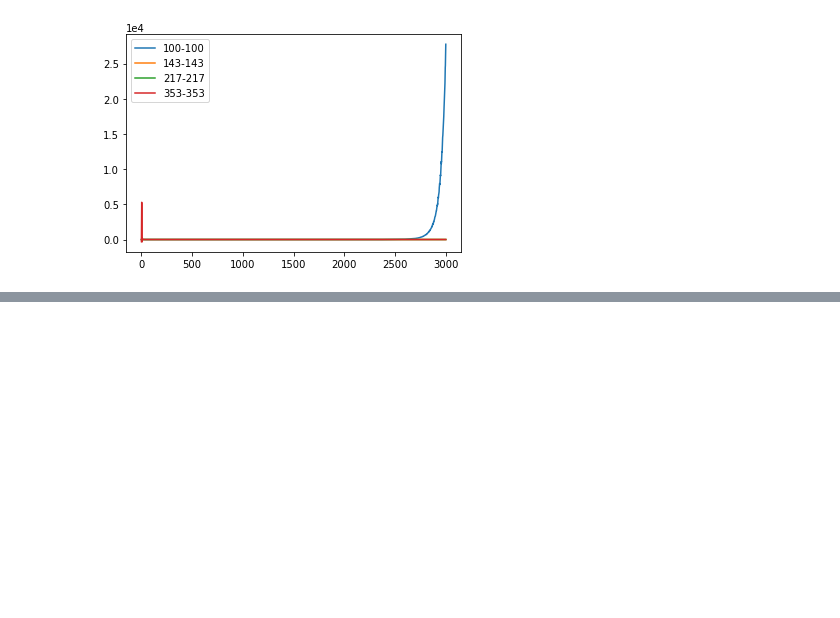
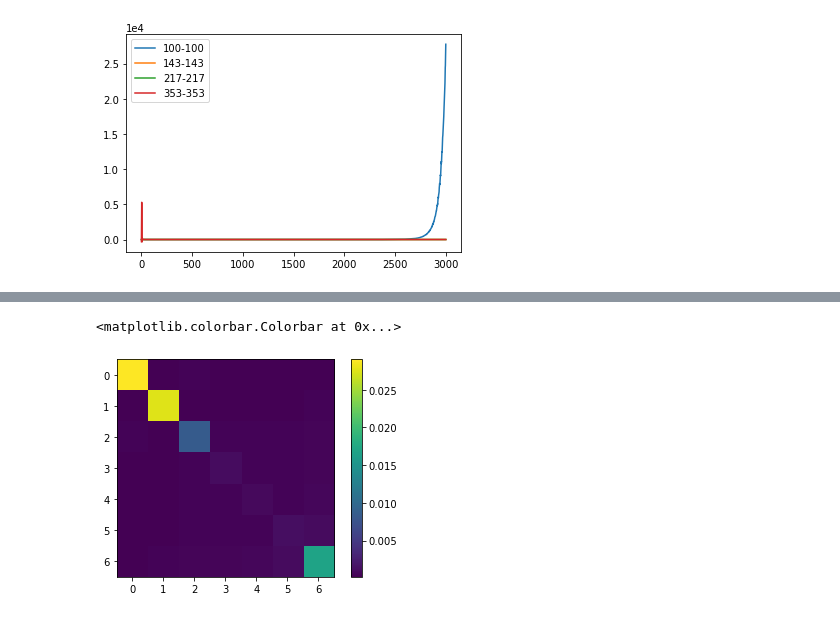
Before and after one commit to Sebastian-Belkner/component_separation, a Jupyter notebook: component_separation/Untitled.ipynb, the cells around one changed output, grey strips where cells are left out. Drawn from its saved outputs; the diff is of its cells as text; code cells hidden in the pictures; blank space fills up the shorter version.

```diff
--- a/component_separation/Untitled.ipynb
+++ b/component_separation/Untitled.ipynb
@@ -52,7 +52,7 @@ if uname.node == "DESKTOP-KMIGUPV":
     mch = "XPS"
 else:
     mch = "NERSC"
-bins = const.linear_equisized_bins_100
+bins = const.SMICA_a_fit_bins
 signal = pd.read_csv(
         cf[mch]['powspec_truthfile'],
         header=0,
@@ -198,0 +254,6 @@ plt.legend()
+# %%
+plt.imshow(cov_ltot_bnd[:,:,4])
+plt.colorbar()
+# %% [output]
+<matplotlib.colorbar.Colorbar at 0x...>
+[figure, added]
```
Also changed, not shown: parts of 6 cells of this notebook, 6 other files.
